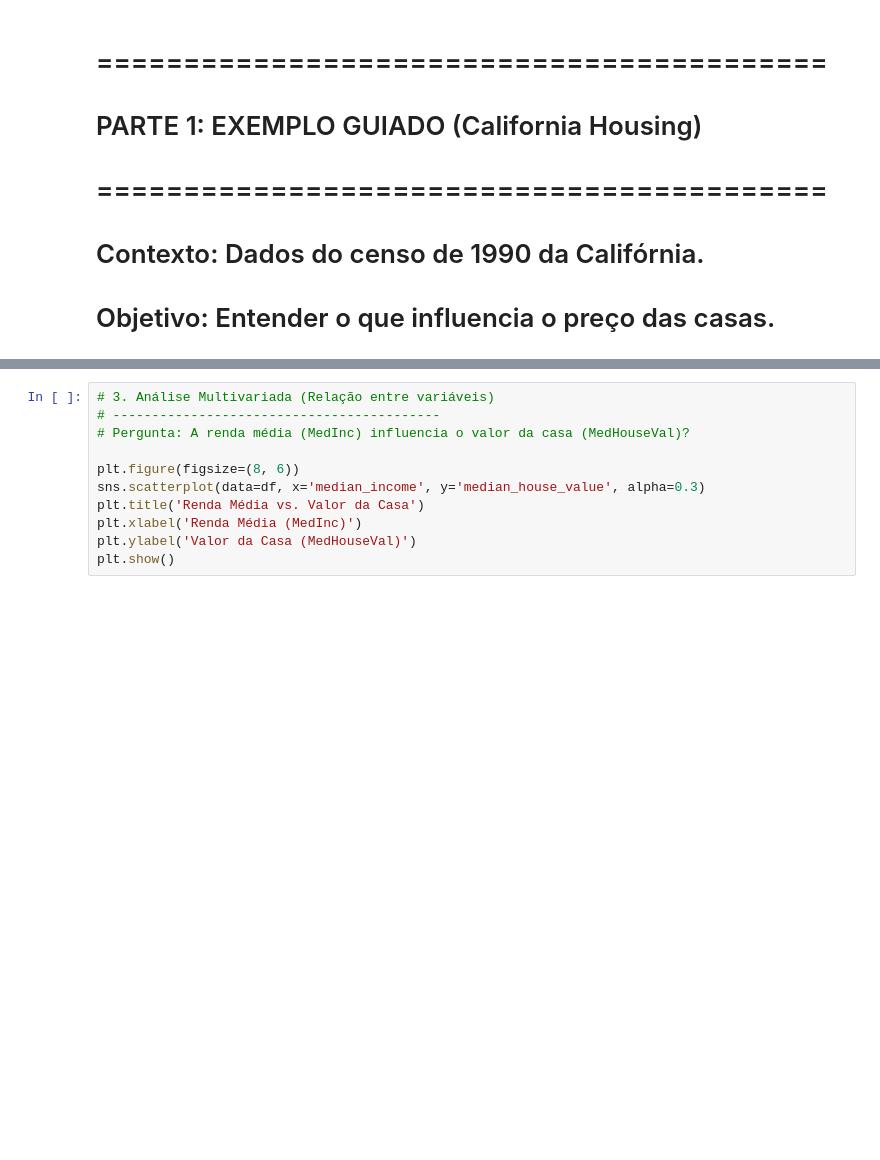
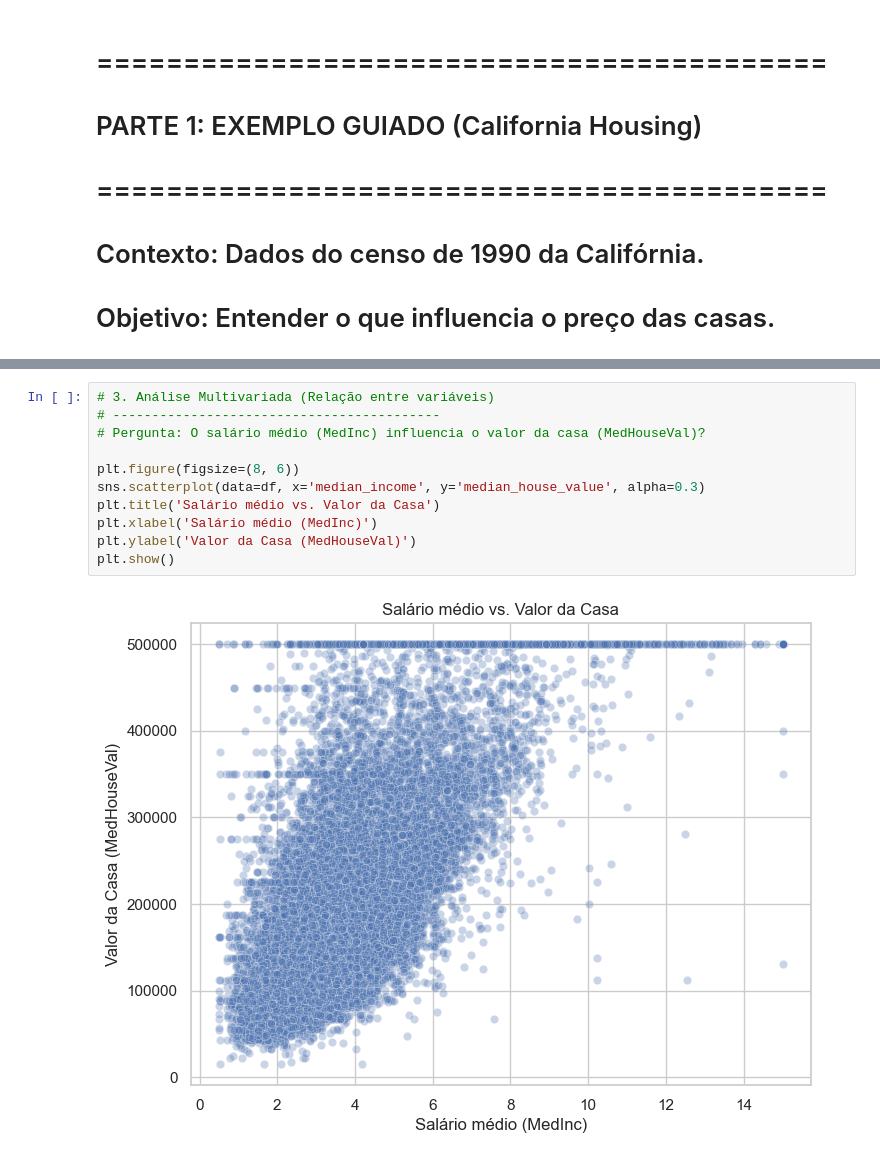
Before and after one commit to obimelo/Curso-MachineLearning-FCUP, a Jupyter notebook: Aulas/Aula02/Aula/aula02_p1.ipynb, the cells around one changed output, grey strips where cells are left out. Cells and saved outputs as stored; diff of their text form; blank space fills up the shorter version.

```diff
--- a/Aulas/Aula02/Aula/aula02_p1.ipynb
+++ b/Aulas/Aula02/Aula/aula02_p1.ipynb
@@ -62,14 +117,16 @@ print("Nota: A cauda à direita indica que há poucas casas muito caras puxando
 # %%
 # 3. Análise Multivariada (Relação entre variáveis)
 # ------------------------------------------
-# Pergunta: A renda média (MedInc) influencia o valor da casa (MedHouseVal)?
+# Pergunta: O salário médio (MedInc) influencia o valor da casa (MedHouseVal)?
 
 plt.figure(figsize=(8, 6))
 sns.scatterplot(data=df, x='median_income', y='median_house_value', alpha=0.3)
-plt.title('Renda Média vs. Valor da Casa')
-plt.xlabel('Renda Média (MedInc)')
+plt.title('Salário médio vs. Valor da Casa')
+plt.xlabel('Salário médio (MedInc)')
 plt.ylabel('Valor da Casa (MedHouseVal)')
 plt.show()
+# %% [output]
+[figure, added]
 # %%
 # Matriz de Correlação
 # Vamos ver a correlação entre todas as variáveis numéricas
```
Also changed, not shown: parts of 8 cells of this notebook, 6 other files.
